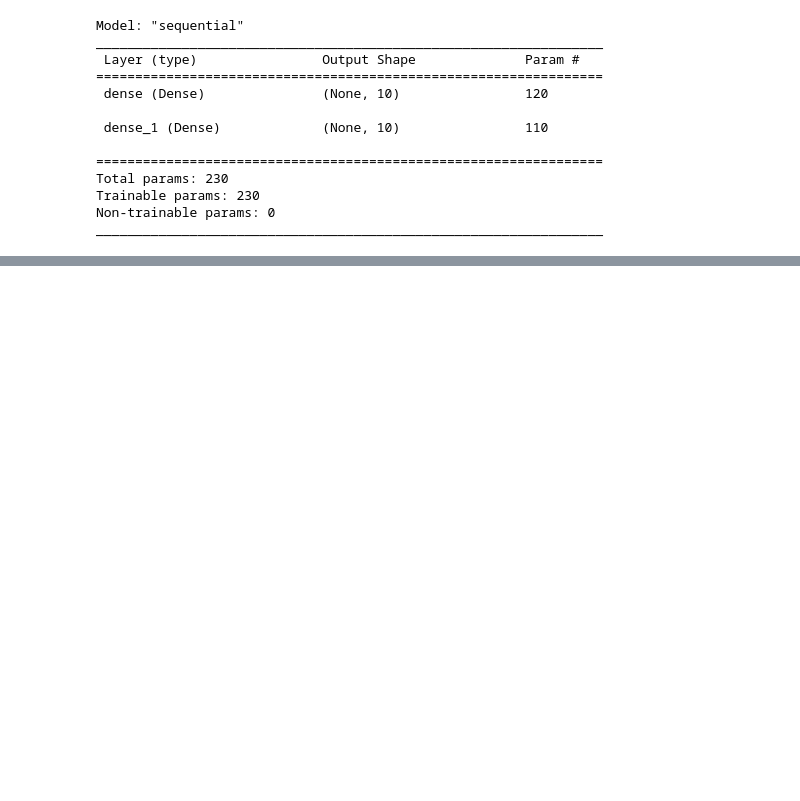
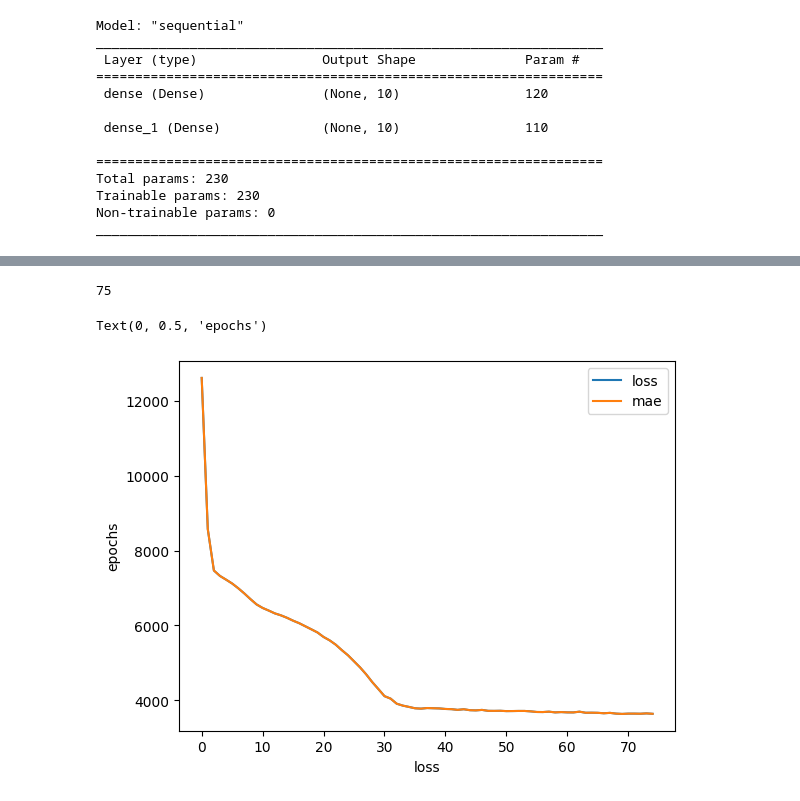
Before and after one commit to machiobrian/Night, a Jupyter notebook: medical_cost.ipynb, the cells around one changed output, grey strips where cells are left out. Cells and saved outputs as stored; diff of their text form; code cells hidden in the pictures; blank space fills up the shorter version.

Commit message:
used the callback - EarlyStopping

```diff
--- a/medical_cost.ipynb
+++ b/medical_cost.ipynb
@@ -225,0 +210,26 @@ TensorShape([268, 10, 1])
+# %%
+# create our model
+
+# 1. random seed
+tf.random.set_seed(42)
+
+# 2. create a model
+model_e = tf.keras.Sequential(
+    [
+        tf.keras.layers.Dense(10),
+        tf.keras.layers.Dense(10)
+    ]
+)
+
+# 3. compile the model
+model_e.compile(
+    optimizer=tf.keras.optimizers.Adam(learning_rate=0.047),
+    loss = tf.keras.losses.mae,
+    metrics = 'mae' # mean absolute error
+)
+
+# 4. instantiate a callback for EarlyStopping
+
+callback = tf.keras.callbacks.EarlyStopping(monitor='loss', patience=5)
+# 5. fit the model
+model_e = model_e.fit(X_train, y_train, epochs=2000, callbacks=[callback])
@@ -225,0 +254,14 @@ TensorShape([268, 10, 1])
+# %%
+# lets find out how long it still ran without stopping
+len(model_e.history["loss"]) # only 166 epochs are run
+# with a 166 epochs run and an initial patience value of 20 - 146 is the optimum place
+# %% [output]
+75
+# %%
+# monitor the training using loss curves
+pd.DataFrame(model_e.history).plot()
+plt.xlabel('loss')
+plt.ylabel('epochs')
+# %% [output]
+Text(0, 0.5, 'epochs')
+[figure, added]
```
Also changed, not shown: parts of 13 cells of this notebook.
